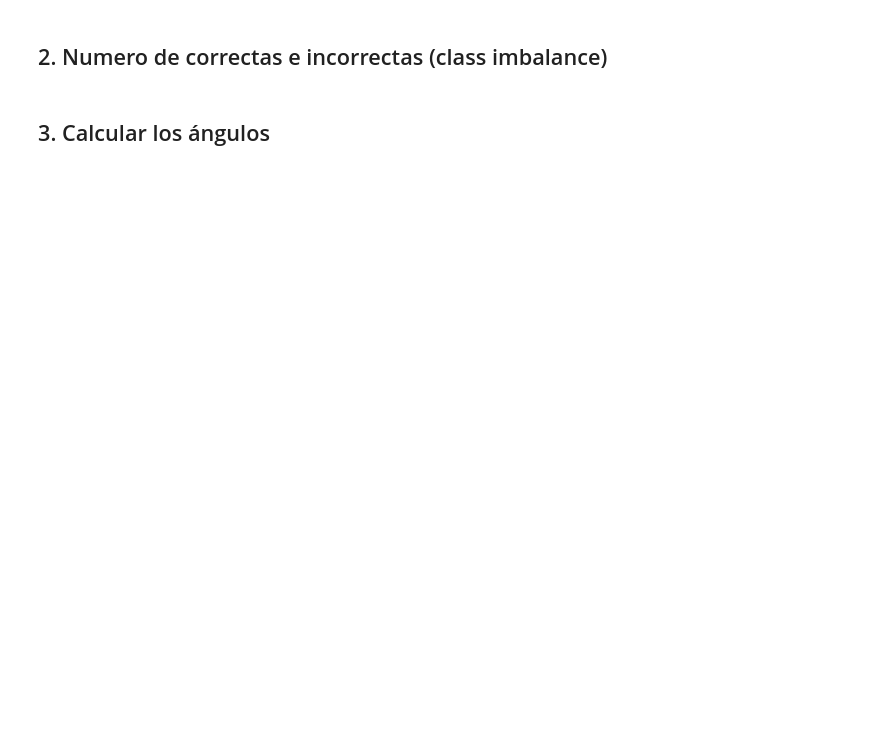
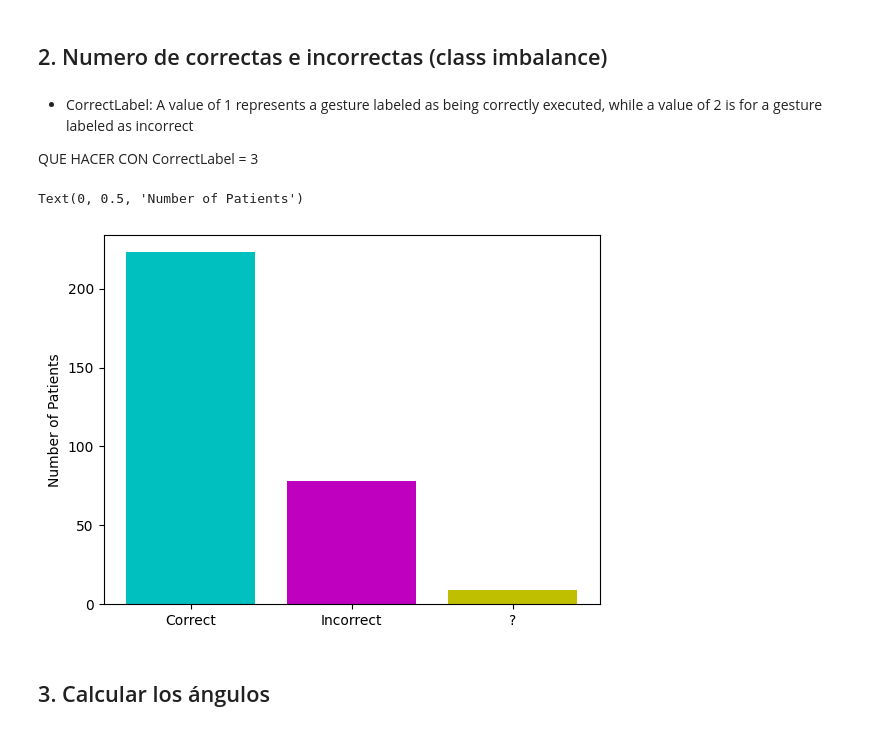
Before and after one commit to nmartinser/Telerehabilitation, a Jupyter notebook: notebooks/analisis_datos.ipynb, the cells around one changed output. Cells and saved outputs as stored; diff of their text form; code cells hidden in the pictures; blank space fills up the shorter version.

Commit message:
graph class imbalance 📊

```diff
--- a/notebooks/analisis_datos.ipynb
+++ b/notebooks/analisis_datos.ipynb
@@ -65,5 +66,20 @@ plt.show()
 # %% [markdown]
 ## 2. Numero de correctas e incorrectas (class imbalance)
+# %% [markdown]
+* CorrectLabel: A value of 1 represents a gesture labeled as being correctly executed, while a value of 2 is for a gesture labeled as incorrect
+
+QUE HACER CON CorrectLabel = 3
+# %%
+df_peque = df_data[['SubjectID', 'GestureLabel', 'CorrectLabel']].drop_duplicates().reset_index(drop=True)
+
+df_peque = df_peque.groupby(['CorrectLabel']).count()
+x = ["Correct", "Incorrect", "?"]
+color =  ['c', 'm', 'y']
+plt.bar(x, df_peque['GestureLabel'].values, color=color)
+plt.ylabel('Number of Patients')
+# %% [output]
+Text(0, 0.5, 'Number of Patients')
+[figure, added]
 # %% [markdown]
 ## 3. Calcular los ángulos
 # %% [markdown]
```
Also changed, not shown: parts of 3 cells of this notebook.
